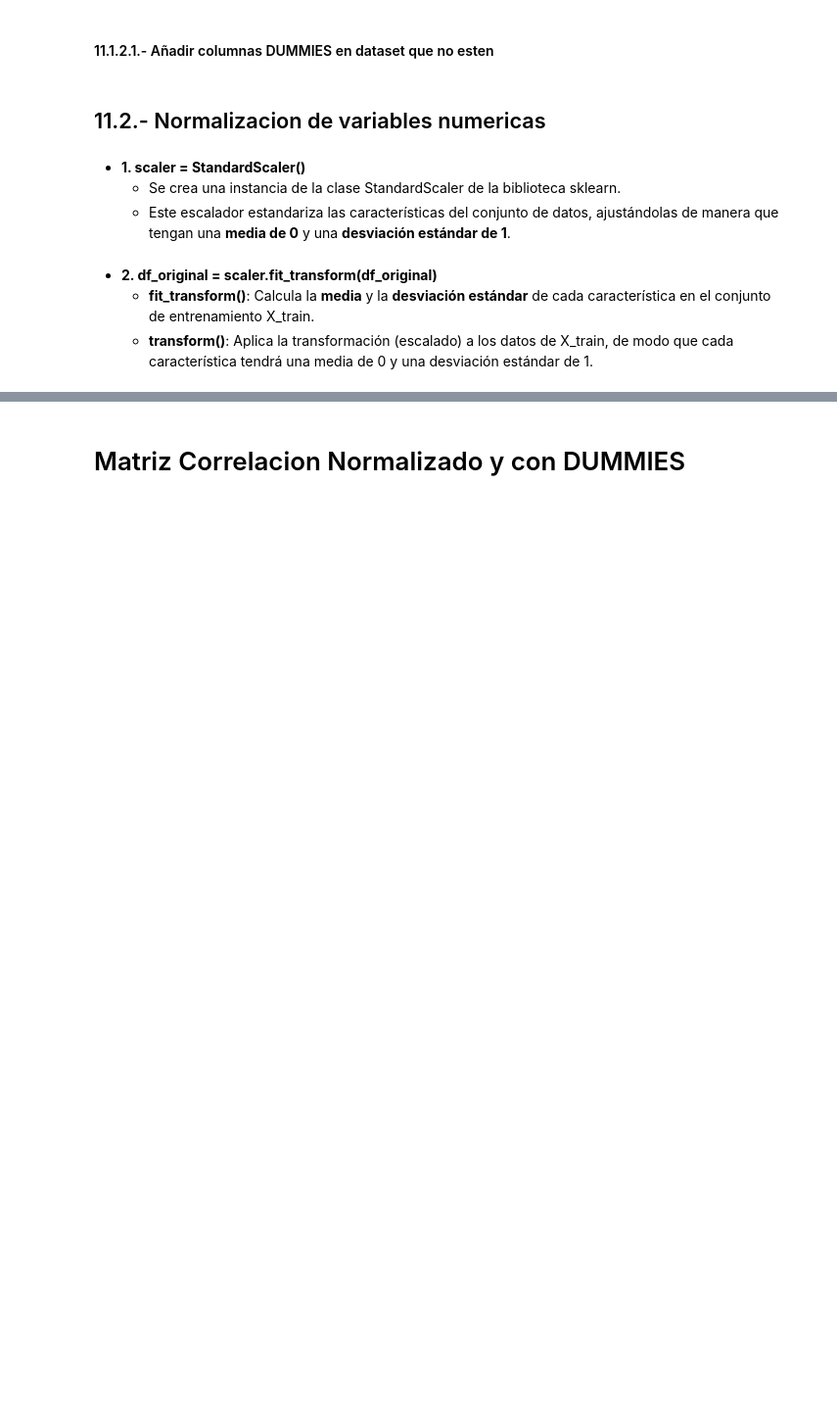
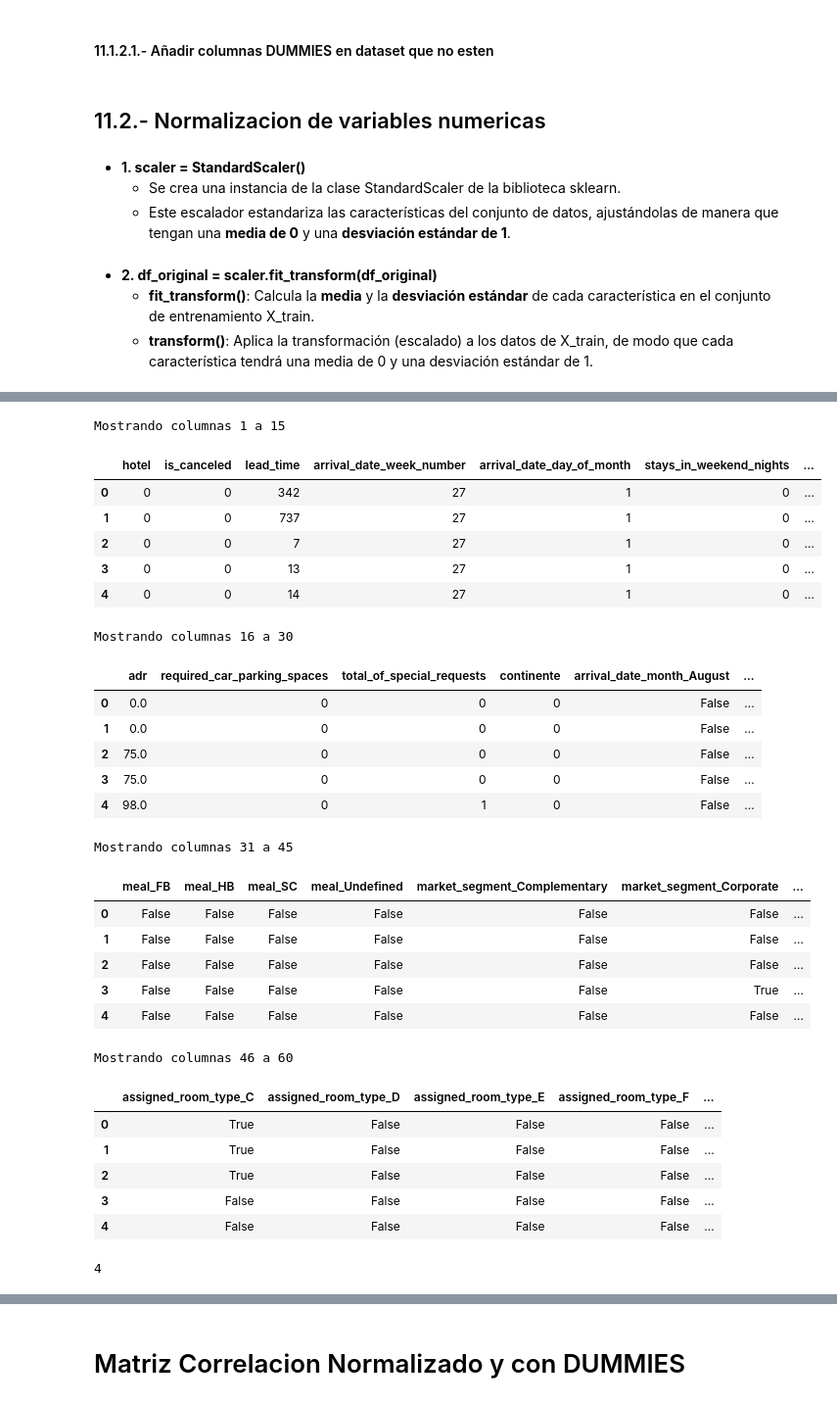
Before and after one commit to aaenc/Hotel-DataScience-MachineLearning, a Jupyter notebook: 04.-HotelBooking_MODELO_PCA.ipynb, the cells around one changed output, grey strips where cells are left out. Shown at 98% size. Saved outputs shown, nothing was run; the diff lists cells and outputs as text; code cells hidden in the pictures; blank space fills up the shorter version.

```diff
--- a/04.-HotelBooking_MODELO_PCA.ipynb
+++ b/04.-HotelBooking_MODELO_PCA.ipynb
@@ -374,5 +459,35 @@ columnas_a_normalizar
 # %%
-pintar_dataframe_por_bloques(df_original,columnas_por_bloque=15,nlineas=5)
+fn.pintar_dataframe_por_bloques(df_original,columnas_por_bloque=15,nlineas=5)
+# %% [output]
+Mostrando columnas 1 a 15
+|  | hotel | is_canceled | lead_time | arrival_date_week_number | arrival_date_day_of_month | stays_in_weekend_nights | ... |
+| 0 | 0 | 0 | 342 | 27 | 1 | 0 | ... |
+| 1 | 0 | 0 | 737 | 27 | 1 | 0 | ... |
+| 2 | 0 | 0 | 7 | 27 | 1 | 0 | ... |
+| 3 | 0 | 0 | 13 | 27 | 1 | 0 | ... |
+| 4 | 0 | 0 | 14 | 27 | 1 | 0 | ... |
+Mostrando columnas 16 a 30
+|  | adr | required_car_parking_spaces | total_of_special_requests | continente | arrival_date_month_August | ... |
+| 0 | 0.0 | 0 | 0 | 0 | False | ... |
+| 1 | 0.0 | 0 | 0 | 0 | False | ... |
+| 2 | 75.0 | 0 | 0 | 0 | False | ... |
+| 3 | 75.0 | 0 | 0 | 0 | False | ... |
+| 4 | 98.0 | 0 | 1 | 0 | False | ... |
+Mostrando columnas 31 a 45
+|  | meal_FB | meal_HB | meal_SC | meal_Undefined | market_segment_Complementary | market_segment_Corporate | ... |
+| 0 | False | False | False | False | False | False | ... |
+| 1 | False | False | False | False | False | False | ... |
+| 2 | False | False | False | False | False | False | ... |
+| 3 | False | False | False | False | False | True | ... |
+| 4 | False | False | False | False | False | False | ... |
+Mostrando columnas 46 a 60
+|  | assigned_room_type_C | assigned_room_type_D | assigned_room_type_E | assigned_room_type_F | ... |
+| 0 | True | False | False | False | ... |
+| 1 | True | False | False | False | ... |
+| 2 | True | False | False | False | ... |
+| 3 | False | False | False | False | ... |
+| 4 | False | False | False | False | ... |
+4
 # %%
 df_norm=df_original.copy()
 df_norm[columnas_a_normalizar] = scaler.fit_transform(df_norm[columnas_a_normalizar])
```
Also changed, not shown: parts of 57 cells of this notebook, 4 other files.
